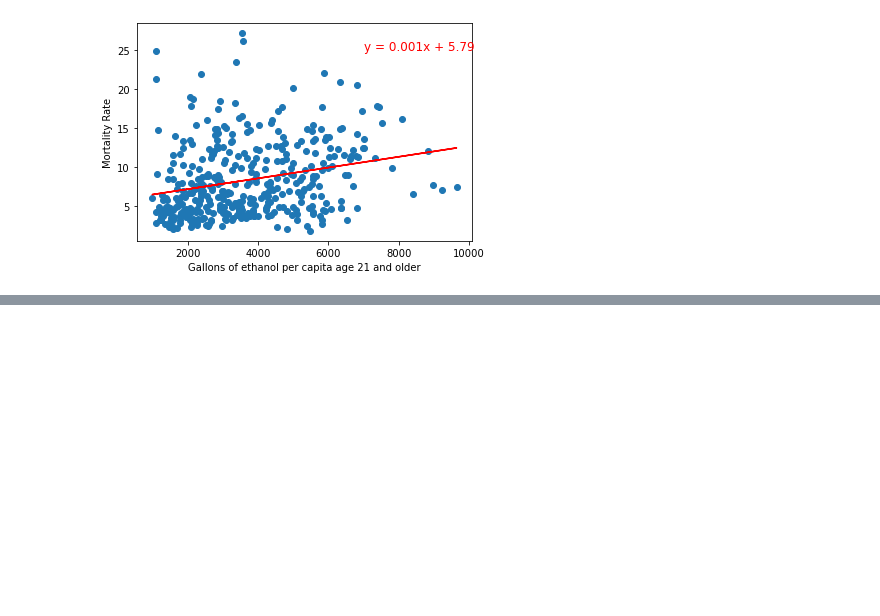
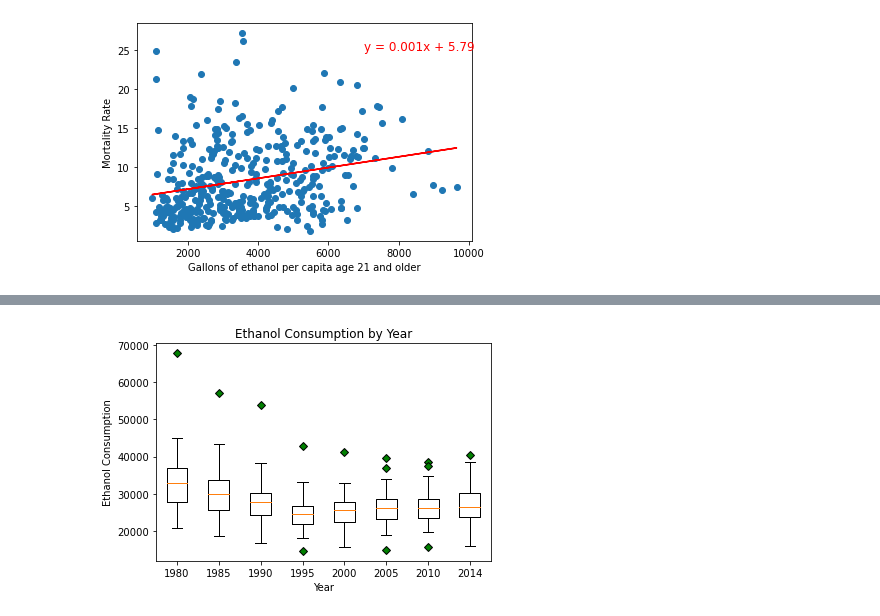
Before and after one commit to saleha456/Group1Project1, a Jupyter notebook: Starting with mort dataframes.ipynb, the cells around one changed output, grey strips where cells are left out. Cells and saved outputs as stored; diff of their text form; code cells hidden in the pictures; blank space fills up the shorter version.

Commit message:
quartlies, outliers, and line graphs

```diff
--- a/Starting with mort dataframes.ipynb
+++ b/Starting with mort dataframes.ipynb
@@ -285,3 +296,14 @@ plt.ylabel('Mortality Rate')
 # %% [output]
 Text(0, 0.5, 'Mortality Rate')
 [figure]
+# %%
+# Outliers
+
+df_concat_substance4_1980 = df_concat_substance4.loc[df_concat_substance4['Year'] == 1980]
+df_concat_substance4_1985 = df_concat_substance4.loc[df_concat_substance4['Year'] == 1985]
+df_concat_substance4_1990 = df_concat_substance4.loc[df_concat_substance4['Year'] == 1990]
+df_concat_substance4_1995 = df_concat_substance4.loc[df_concat_substance4['Year'] == 1995]
+df_concat_substance4_2000 = df_concat_substance4.loc[df_concat_substance4['Year'] == 2000]
+df_concat_substance4_2005 = df_concat_substance4.loc[df_concat_substance4['Year'] == 2005]
+df_concat_substance4_2010 = df_concat_substance4.loc[df_concat_substance4['Year'] == 2010]
+df_concat_substance4_2014 = df_concat_substance4.loc[df_concat_substance4['Year'] == 2014]
@@ -287,0 +319,25 @@ Text(0, 0.5, 'Mortality Rate')
+# %%
+data_by_year4 = [df_concat_substance4_1980['Gallons of ethanol per capita age 21 and older'],
+                df_concat_substance4_1985['Gallons of ethanol per capita age 21 and older'],
+                df_concat_substance4_1990['Gallons of ethanol per capita age 21 and older'],
+                df_concat_substance4_1995['Gallons of ethanol per capita age 21 and older'],
+                df_concat_substance4_2000['Gallons of ethanol per capita age 21 and older'],
+                df_concat_substance4_2005['Gallons of ethanol per capita age 21 and older'],
+                df_concat_substance4_2010['Gallons of ethanol per capita age 21 and older'],
+                df_concat_substance4_2014['Gallons of ethanol per capita age 21 and older']]
+
+year_labels = ['1980','1985','1990','1995','2000','2005','2010','2014']
+
+# Format outlier marker
+green_format = dict(markerfacecolor='g', marker='D')
+
+# Plot the data
+fig, ax = plt.subplots()
+ax.set_title('Ethanol Consumption by Year')
+ax.set_ylabel('Ethanol Consumption')
+ax.set_xlabel('Year')
+ax.boxplot(data_by_year4, flierprops=green_format, labels=year_labels)
+
+plt.show()
+# %% [output]
+[figure, added]
```
Also changed, not shown: parts of 6 cells of this notebook.
